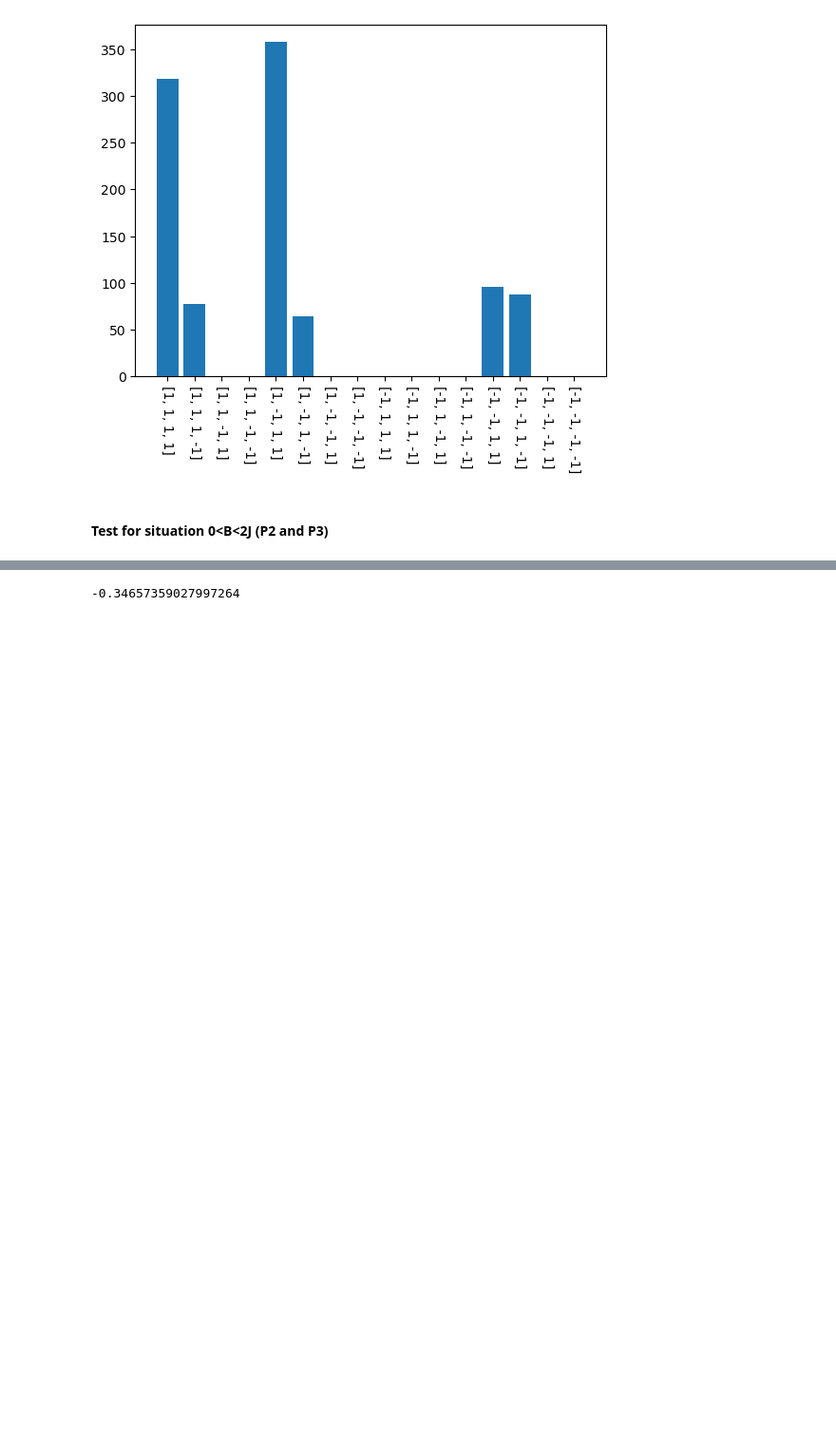
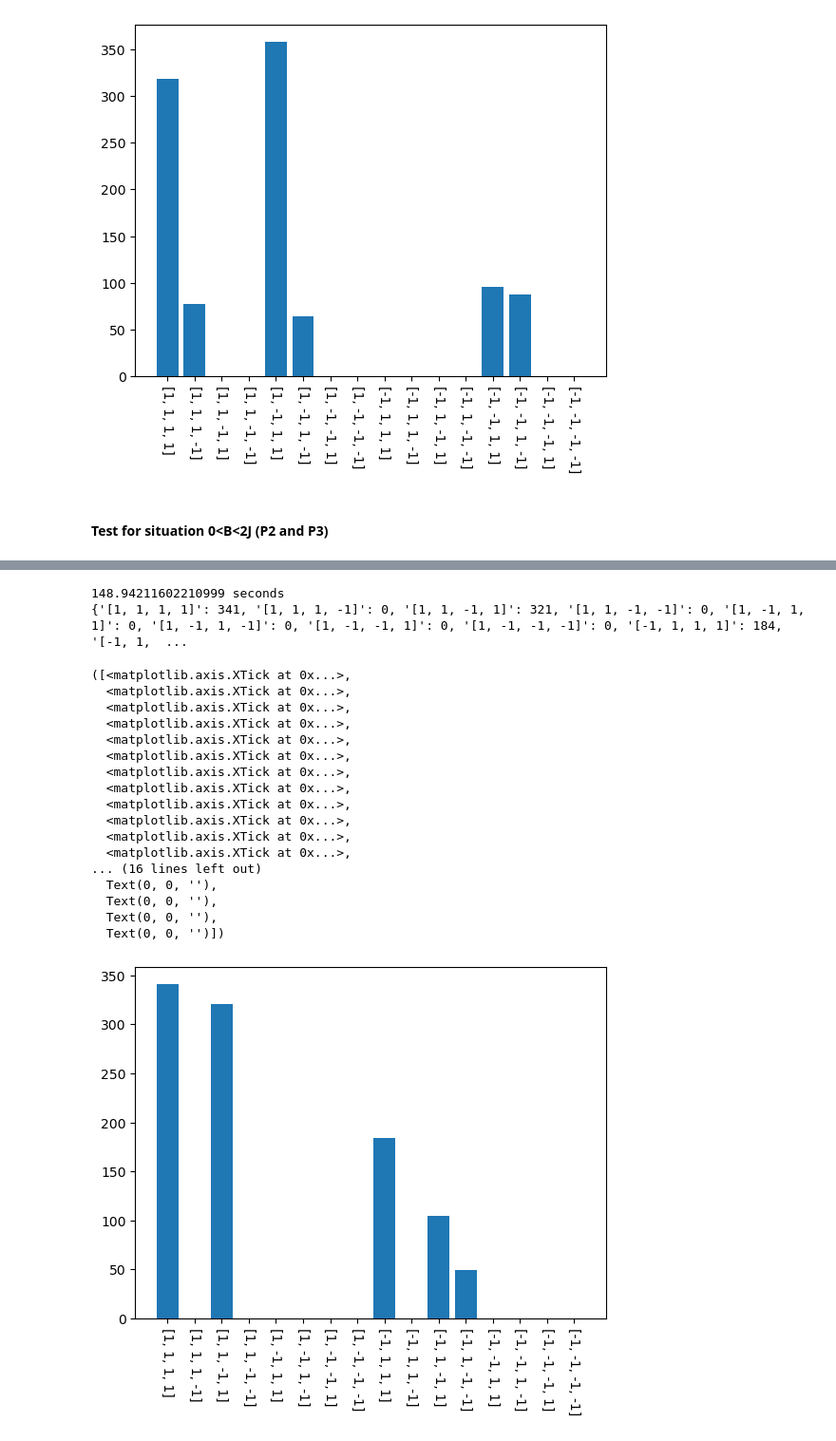
Before and after one commit to ZihanLi26/20041DIsing, a Jupyter notebook: 20041D Ising Code.ipynb, the cells around one changed output, grey strips where cells are left out. Shown at 95% size. Saved outputs shown, nothing was run; the diff lists cells and outputs as text; code cells hidden in the pictures; blank space fills up the shorter version.

```diff
--- a/20041D Ising Code.ipynb
+++ b/20041D Ising Code.ipynb
@@ -1643,4 +1585,71 @@ print((1 - P1) * (1 - P1) * (1 - P3))
-# %%
-0.5 * np.log(0.5)
-# %% [output]
--0.34657359027997264
+# %%
+# Test for Quantum + Classic Model with magnetic field in fixed order
+start = time()
+dyct = {'[1, 1, 1, 1]':0, '[1, 1, 1, -1]':0, '[1, 1, -1, 1]':0, '[1, 1, -1, -1]':0,
+       '[1, -1, 1, 1]':0, '[1, -1, 1, -1]':0, '[1, -1, -1, 1]':0, '[1, -1, -1, -1]':0,
+       '[-1, 1, 1, 1]':0, '[-1, 1, 1, -1]':0, '[-1, 1, -1, 1]':0, '[-1, 1, -1, -1]':0,
+       '[-1, -1, 1, 1]':0, '[-1, -1, 1, -1]':0, '[-1, -1, -1, 1]':0, '[-1, -1, -1, -1]':0}
+
+# Set Parameters
+# Parameters are set so that the possibility of each flip is 0.5
+J = -0.25 * np.log(0.5) + 0.1 # Coupling Strength
+T = 1 # Temperature
+B = -0.5 * np.log(0.5) # Magnitude of Magnetic field
+
+# Calculate the Possibility
+P1 = np.exp(-((4 * J + 2* B) / T))
+P2 = np.exp(-((4 * J - 2* B) / T))
+P3 = np.exp(-((2 * B)/ T))
+
+# Set Trial Numbers
+trialnumbers = 1000
+
+# Initialize the circuit
+q = QuantumRegister(9)
+c = ClassicalRegister(1)
+qc = QuantumCircuit(q, c)
+
+# Initialized Spins
+inispins = [-1, -1, 1, -1]
+
+for totalloop in range(trialnumbers):
+
+    spins = inispins.copy()
+
+    for branchloop in range(len(spins)):
+        iA_Bsmallerp2J(branchloop)
+
+    dyct[str(spins)] = dyct[str(spins)] + 1
+
+print(float(time() - start), 'seconds')
+"""
+Result should be:
+[1, 1, 1, 1]:335, [1, 1, 1, -1]:0, [1, 1, -1, 1]:335 [1, 1, -1, -1]:0,
+[1, -1, 1, 1]:0, [1, -1, 1, -1]:0, [1, -1, -1, 1]:0, [1, -1, -1, -1]:0,
+[-1, 1, 1, 1]:164, [-1, 1, 1, -1]:0, [-1, 1, -1, 1]:110, [-1, 1, -1, -1]:54,
+[-1, -1, 1, 1]:0, [-1, -1, 1, -1]:0, [-1, -1, -1, 1]:0, [-1, -1, -1, -1]:0
+"""
+print(dyct)
+plt.bar(dyct.keys(), dyct.values())
+plt.xticks(ticks = list(dyct.keys()), rotation = 270)
+# %% [output]
+148.94211602210999 seconds
+{'[1, 1, 1, 1]': 341, '[1, 1, 1, -1]': 0, '[1, 1, -1, 1]': 321, '[1, 1, -1, -1]': 0, '[1, -1, 1, 1]': 0, '[1, -1, 1, -1]': 0, '[1, -1, -1, 1]': 0, '[1, -1, -1, -1]': 0, '[-1, 1, 1, 1]': 184, '[-1, 1,  ...
+([<matplotlib.axis.XTick at 0x...>,
+  <matplotlib.axis.XTick at 0x...>,
+  <matplotlib.axis.XTick at 0x...>,
+  <matplotlib.axis.XTick at 0x...>,
+  <matplotlib.axis.XTick at 0x...>,
+  <matplotlib.axis.XTick at 0x...>,
+  <matplotlib.axis.XTick at 0x...>,
+  <matplotlib.axis.XTick at 0x...>,
+  <matplotlib.axis.XTick at 0x...>,
+  <matplotlib.axis.XTick at 0x...>,
+  <matplotlib.axis.XTick at 0x...>,
+  <matplotlib.axis.XTick at 0x...>,
+... (16 lines left out)
+  Text(0, 0, ''),
+  Text(0, 0, ''),
+  Text(0, 0, ''),
+  Text(0, 0, '')])
+[figure, added]
```
Also changed, not shown: parts of 11 cells of this notebook.
